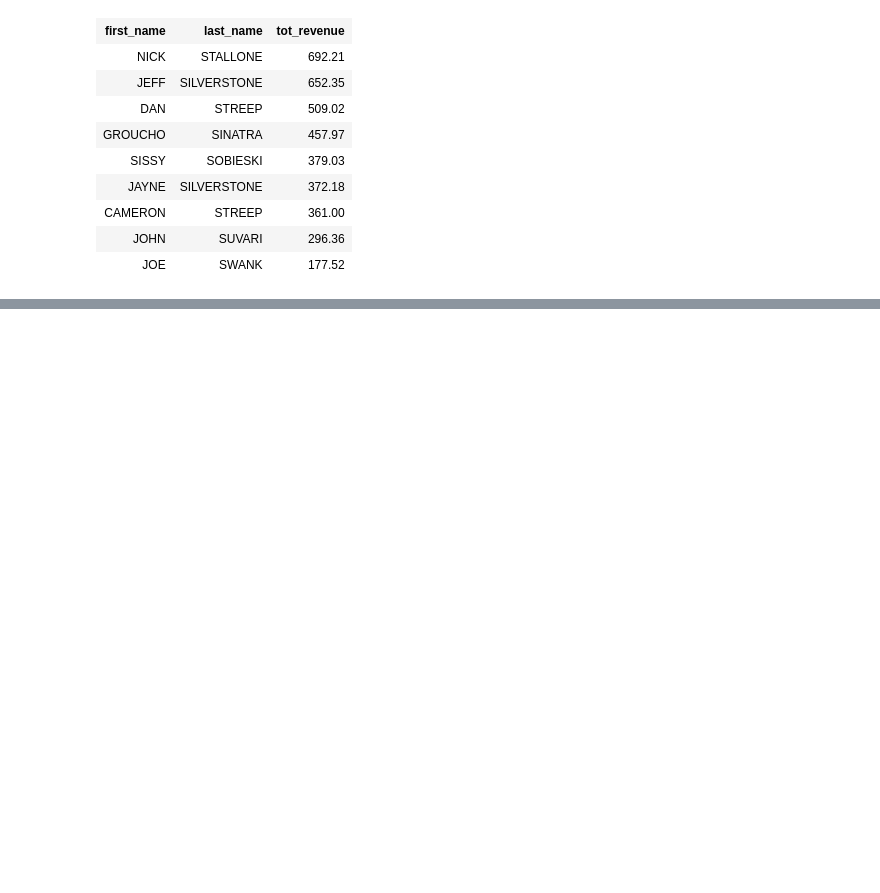
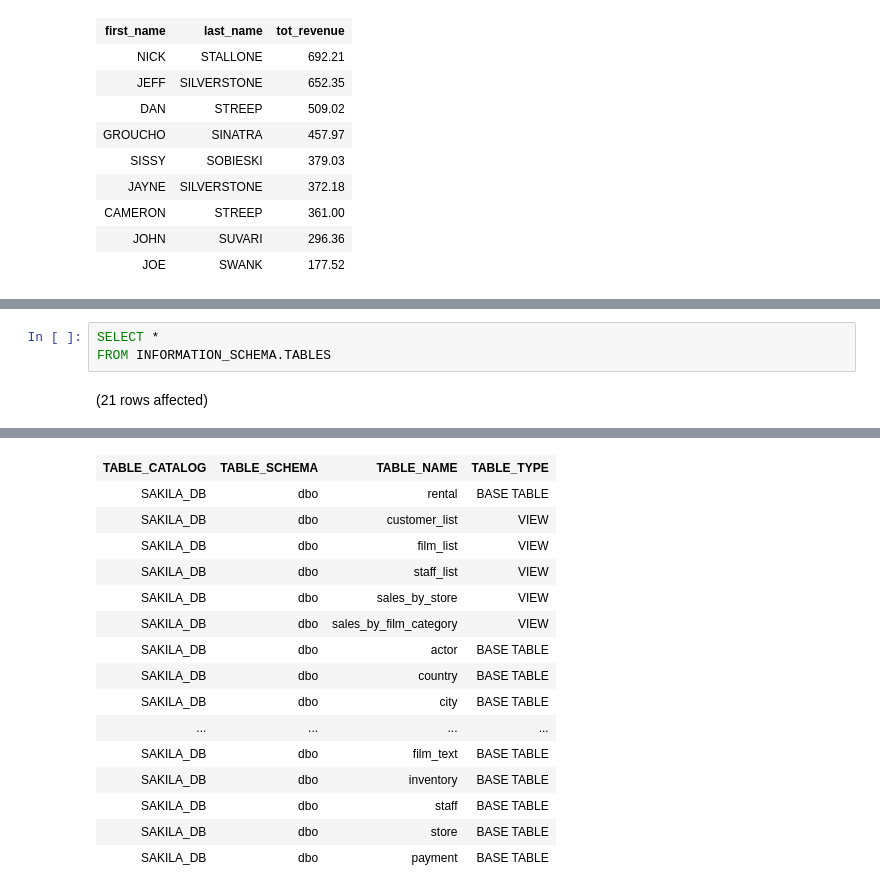
Before and after one commit to ferreira-mr/livroLearningSQL_AlanBeaulieu, a Jupyter notebook: chapter09_Subqueries.ipynb, the cells around one changed output, grey strips where cells are left out. Cells and saved outputs as stored; diff of their text form; blank space fills up the shorter version.

```diff
--- a/chapter09_Subqueries.ipynb
+++ b/chapter09_Subqueries.ipynb
@@ -639,0 +741,5 @@ Total execution time: 00:00:00.155
+# %%
+SELECT *
+FROM INFORMATION_SCHEMA.TABLES
+# %% [output]
+(21 rows affected)
@@ -639,0 +747,16 @@ Total execution time: 00:00:00.155
+| TABLE_CATALOG | TABLE_SCHEMA | TABLE_NAME | TABLE_TYPE |
+| SAKILA_DB | dbo | rental | BASE TABLE |
+| SAKILA_DB | dbo | customer_list | VIEW |
+| SAKILA_DB | dbo | film_list | VIEW |
+| SAKILA_DB | dbo | staff_list | VIEW |
+| SAKILA_DB | dbo | sales_by_store | VIEW |
+| SAKILA_DB | dbo | sales_by_film_category | VIEW |
+| SAKILA_DB | dbo | actor | BASE TABLE |
+| SAKILA_DB | dbo | country | BASE TABLE |
+| SAKILA_DB | dbo | city | BASE TABLE |
+| ... | ... | ... | ... |
+| SAKILA_DB | dbo | film_text | BASE TABLE |
+| SAKILA_DB | dbo | inventory | BASE TABLE |
+| SAKILA_DB | dbo | staff | BASE TABLE |
+| SAKILA_DB | dbo | store | BASE TABLE |
+| SAKILA_DB | dbo | payment | BASE TABLE |
```
Also changed, not shown: parts of 21 cells of this notebook, 1 other file.
